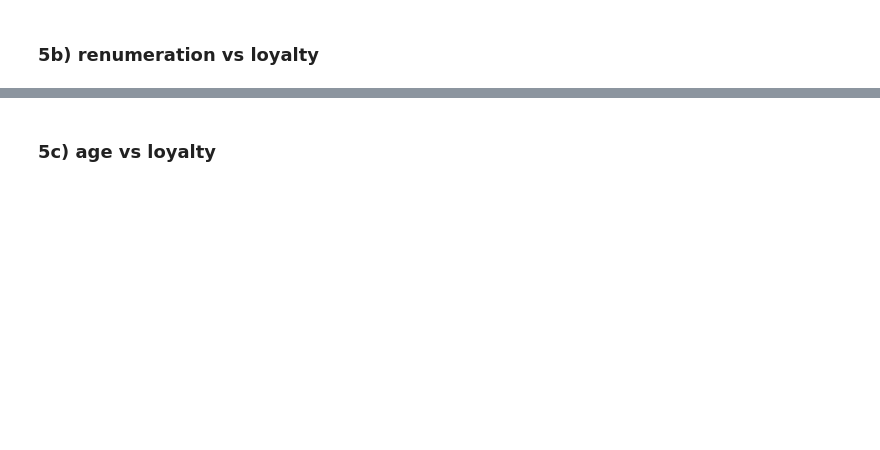
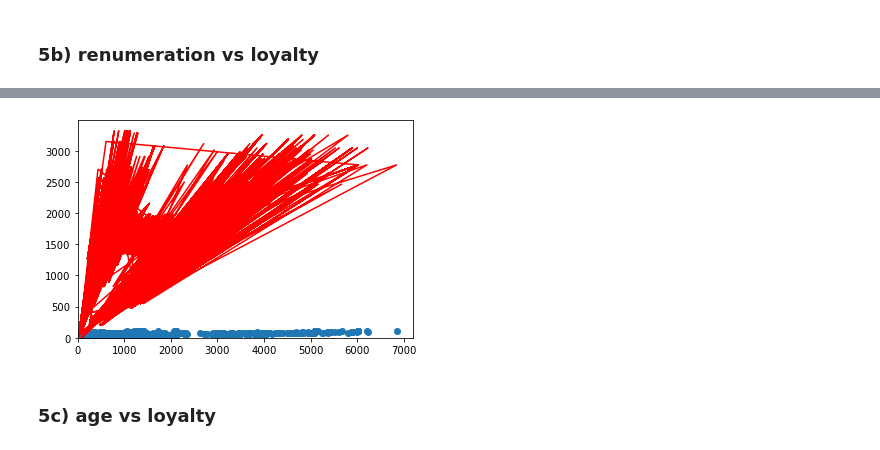
Before and after one commit to mikebenas/LSE_TurtleGames_R_Analysis, a Jupyter notebook: LSE_DA301_Assignment_Python_template.ipynb, the cells around one changed output, grey strips where cells are left out. Cells and saved outputs as stored; diff of their text form; code cells hidden in the pictures; blank space fills up the shorter version.

```diff
--- a/LSE_DA301_Assignment_Python_template.ipynb
+++ b/LSE_DA301_Assignment_Python_template.ipynb
@@ -236,5 +343,6 @@ reviews.head()
 # %%
-# Set the the X coefficient and the constant to generate the regression table.
-
+# Set the X coefficient to 34.1878 and the constant to -65.6865 generate the regression table.
+y_pred2 = (-65.6865) + 34.1878 * reviews['spending_score']
 
 # View the output.
+y_pred2
@@ -241,5 +362,18 @@ reviews.head()
 # %%
-# Plot graph with regression line.
+# Plot the data points with a scatterplot.
+plt.scatter(x2, y2)
+
+# Plot the regression line (in black).
+plt.plot(x2, y_pred2, color='red')
+
+# Set the x and y limits on the axes.
+plt.xlim(0)
+plt.ylim(0)
+
+# View the plot.
+plt.show()
+# %% [output]
+[figure, added]
 # %% [markdown]
 ### 5c) age vs loyalty
 # %%
```
Also changed, not shown: parts of 14 cells of this notebook, 1 other file.
